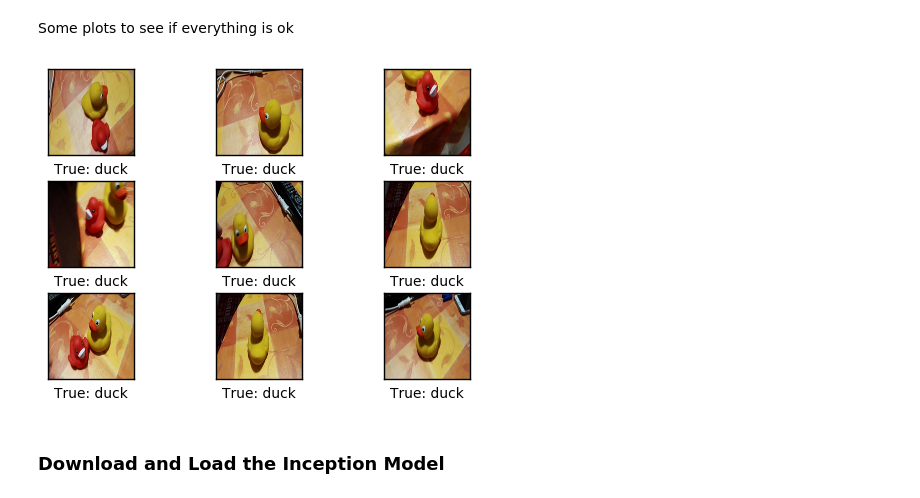
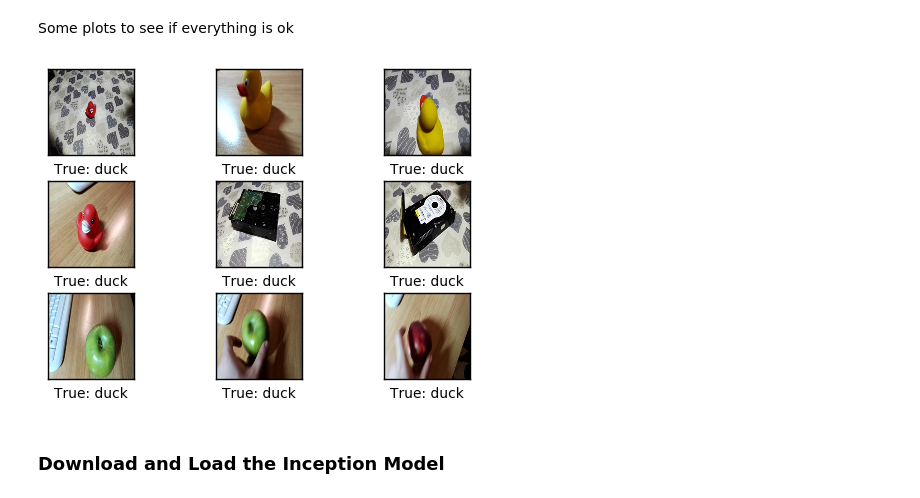
Before and after one commit to Kidel/Deep-Learning-CNN-for-Image-Recognition, a Jupyter notebook: 05_Transfer_Learning_on_Video_Data.ipynb, the cells around one changed output. Saved outputs shown, nothing was run; the diff lists cells and outputs as text; code cells hidden in the pictures.

```diff
--- a/05_Transfer_Learning_on_Video_Data.ipynb
+++ b/05_Transfer_Learning_on_Video_Data.ipynb
@@ -92,19 +93,19 @@ Some plots to see if everything is ok
 # %%
 from matplotlib.image import imread
 
 def load_images(image_paths):
     # Load the images from disk.
     images = [imread(path) for path in image_paths]
     # Convert to a numpy array and return it.
     return np.asarray(images)
 
 # Load the first images from the test-set.
-images = load_images(image_paths=image_paths_test[0:9])
+images = load_images(image_paths=(image_paths_train[3:7]+image_paths_train[555:557]+image_paths_train[-4:-1]))
 
 # Get the true classes for those images.
 cls_true = cls_test[0:9]
 
 # Plot the images and labels using our helper-function above.
 plot_images(images=images, cls_true=cls_true, smooth=True)
 # %% [output]
-[figure, old version]
+[figure, new version]
```
Also changed, not shown: parts of 36 cells of this notebook.
